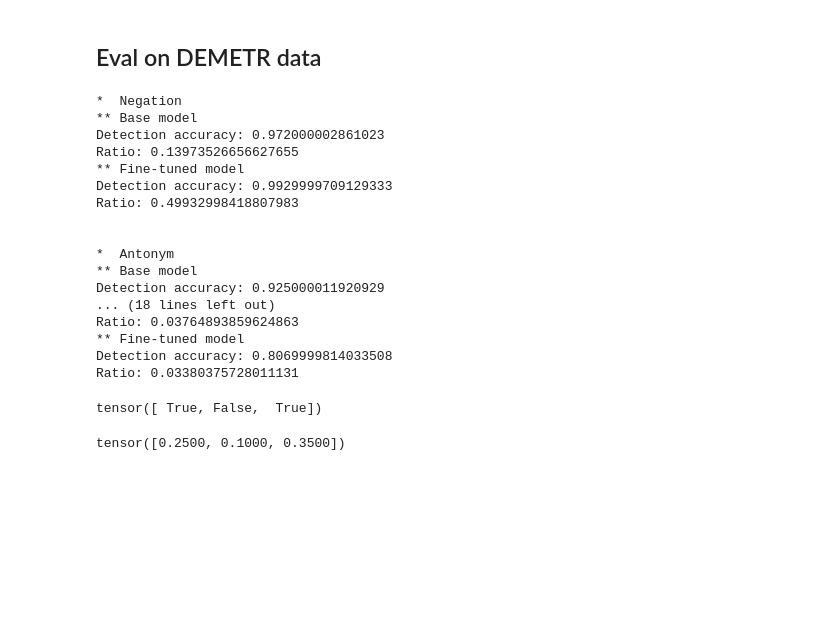
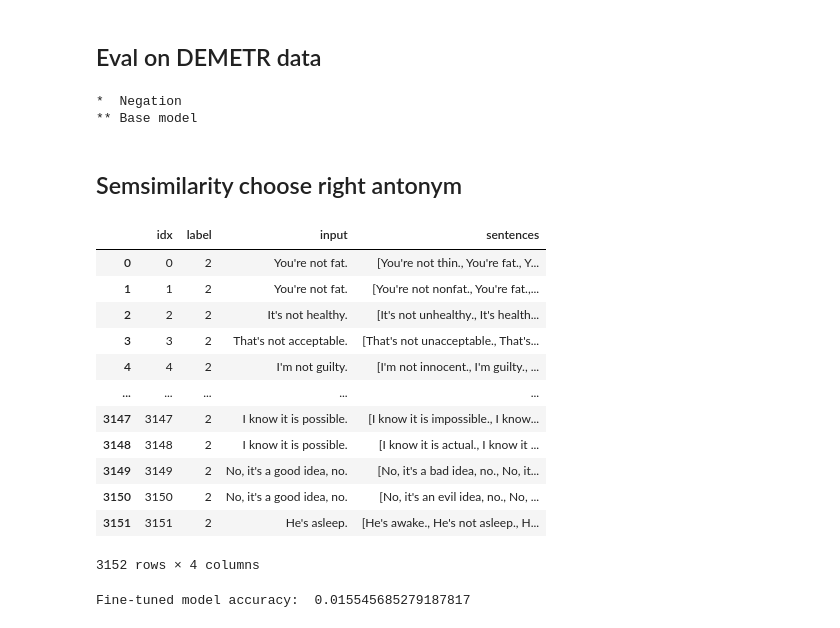
Before and after one commit to MiriUll/negation_aware_evaluation, a Jupyter notebook: negation_score.ipynb, the cells around one changed output. Saved outputs shown, nothing was run; the diff lists cells and outputs as text; code cells hidden in the pictures; blank space fills up the shorter version.

```diff
--- a/negation_score.ipynb
+++ b/negation_score.ipynb
@@ -152,9 +461,10 @@ def demetr_ratio(dataset: pd.DataFrame, model:SentenceTransformer, score_functio
 # %%
 def eval_models_on_dataset(dataset:pd.DataFrame, score_function) -> None:
     print("** Base model")
-    demetr_ratio(dataset, base_model, score_function)
-    print("** Fine-tuned model")
-    demetr_ratio(dataset, finetuned_model, score_function)
+    #demetr_ratio(dataset, base_model, score_function)
+    demetr_ratio(dataset, model, score_function)
+    #print("** Fine-tuned model")
+    #demetr_ratio(dataset, finetuned_model, score_function)
 
 for pert_name, pert_data in perturbation_datasets.items():
     print("* ", pert_name.capitalize())
@@ -163,31 +473,28 @@ for pert_name, pert_data in perturbation_datasets.items():
 # %% [output]
 *  Negation
 ** Base model
-Detection accuracy: 0.972000002861023
-Ratio: 0.13973526656627655
-** Fine-tuned model
-Detection accuracy: 0.9929999709129333
-Ratio: 0.49932998418807983
-
-
-*  Antonym
-** Base model
-Detection accuracy: 0.925000011920929
-... (18 lines left out)
-Ratio: 0.03764893859624863
-** Fine-tuned model
-Detection accuracy: 0.8069999814033508
-Ratio: 0.03380375728011131
-# %%
-import numpy as np
-a = torch.tensor([0.5, 0.2, 0.7])
-b = torch.tensor([0.4, 0.4, 0.4])
-torch.greater(a,b)
-# %% [output]
-tensor([ True, False,  True])
-# %%
-a = torch.tensor([0.5, 0.2, 0.7])
-b = torch.tensor([2, 2, 2])
-a/b
-# %% [output]
-tensor([0.2500, 0.1000, 0.3500])
+# %% [markdown]
+## Semsimilarity choose right antonym
+# %%
+import json
+import pandas as pd
+with open("SemAntoNeg_v1.0.json") as file_obj:
+    data_list = []
+    for line in file_obj:
+        data_list.append(json.loads(line))
+semsim = pd.DataFrame(data_list)
+semsim
+# %% [output]
+|  | idx | label | input | sentences |
+| 0 | 0 | 2 | You're not fat. | [You're not thin., You're fat., Y... |
+| 1 | 1 | 2 | You're not fat. | [You're not nonfat., You're fat.,... |
+| 2 | 2 | 2 | It's not healthy. | [It's not unhealthy., It's health... |
+| 3 | 3 | 2 | That's not acceptable. | [That's not unacceptable., That's... |
+| 4 | 4 | 2 | I'm not guilty. | [I'm not innocent., I'm guilty., ... |
+| ... | ... | ... | ... | ... |
+| 3147 | 3147 | 2 | I know it is possible. | [I know it is impossible., I know... |
+| 3148 | 3148 | 2 | I know it is possible. | [I know it is actual., I know it ... |
+| 3149 | 3149 | 2 | No, it's a good idea, no. | [No, it's a bad idea, no., No, it... |
+| 3150 | 3150 | 2 | No, it's a good idea, no. | [No, it's an evil idea, no., No, ... |
+| 3151 | 3151 | 2 | He's asleep. | [He's awake., He's not asleep., H... |
+3152 rows × 4 columns
@@ -193,0 +517,7 @@ tensor([0.2500, 0.1000, 0.3500])
+# %%
+from sklearn.metrics import accuracy_score
+labels = semsim.label.values[:len(ft_prefs)]
+#print("Base model accuracy: ", accuracy_score(labels, base_prefs))
+print("Fine-tuned model accuracy: ", accuracy_score(labels, ft_prefs))
+# %% [output]
+Fine-tuned model accuracy:  0.015545685279187817
```
Also changed, not shown: parts of 26 cells of this notebook, 5 other files.
